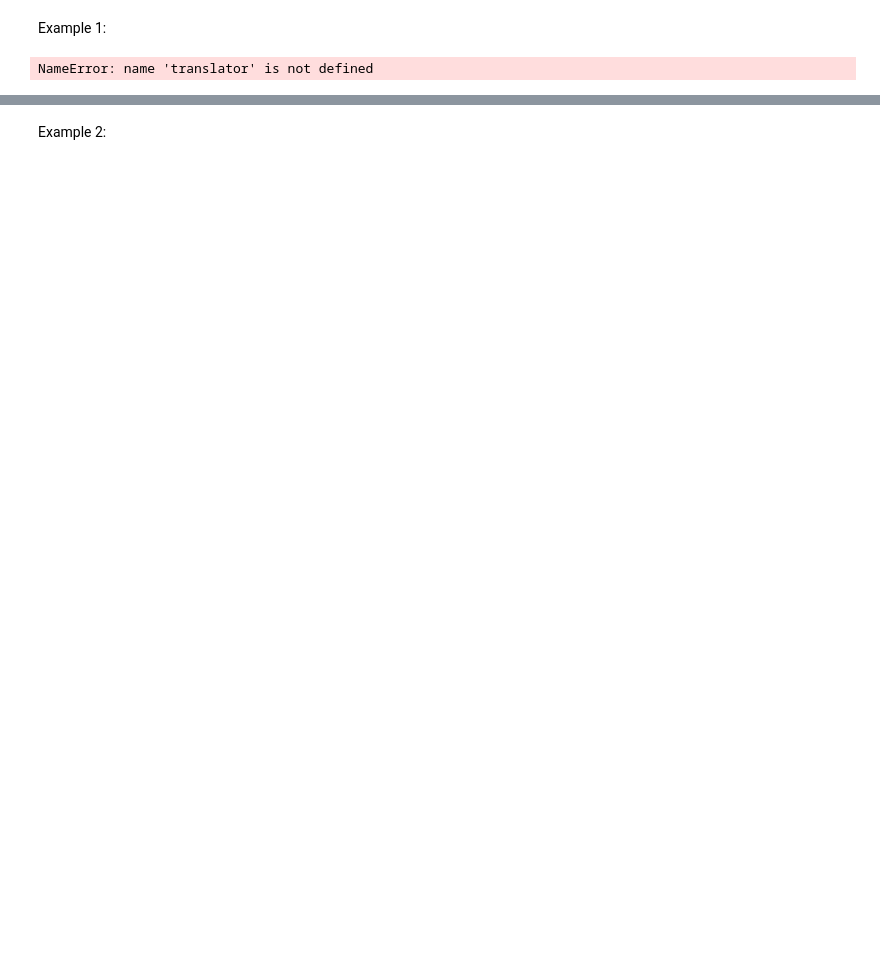
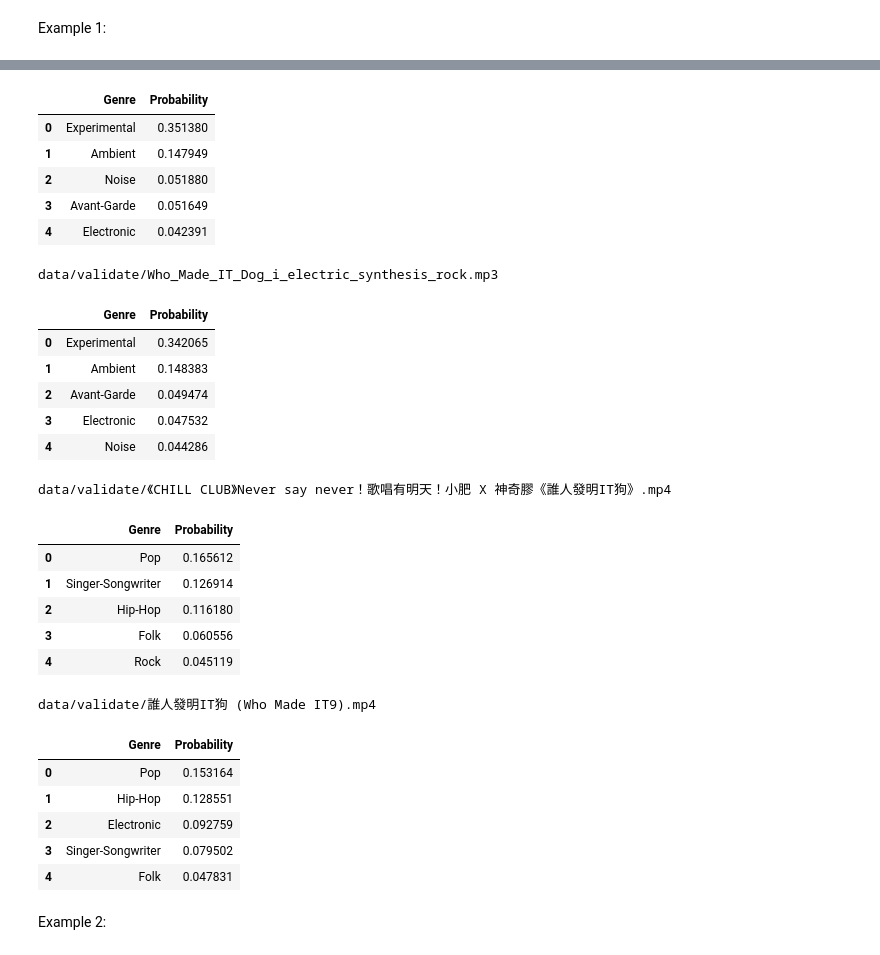
Before and after one commit to johnnkp/FMA-T, a Jupyter notebook: AdapterKBERT_FMA.ipynb, the cells around one changed output, grey strips where cells are left out. Saved outputs shown, nothing was run; the diff lists cells and outputs as text; code cells hidden in the pictures; blank space fills up the shorter version.

```diff
--- a/AdapterKBERT_FMA.ipynb
+++ b/AdapterKBERT_FMA.ipynb
@@ -1985,12 +2023,37 @@ def print_translation(sentence, tokens, ground_truth):
     print(f'{"Ground truth":15s}: {ground_truth}')
 # %% [markdown]
 Example 1:
-# %%
-sentence = 'este é um problema que temos que resolver.'
-ground_truth = 'this is a problem we have to solve .'
-
-translated_text, translated_tokens, attention_weights = translator(
-    tf.constant(sentence))
-print_translation(sentence, translated_text, ground_truth)
-# %% [output]
-NameError: name 'translator' is not defined
+# %%
+sentence = 'este é um problema que temos que resolver.'
+ground_truth = 'this is a problem we have to solve .'
+
+# translated_text, translated_tokens, attention_weights = translator(
+#     tf.constant(sentence))
+# print_translation(sentence, translated_text, ground_truth)
+
+files = sorted(list(glob("data/validate/*.*")))
+data = []
+val_prediction = 0
+crop_size = np.random.randint(128, 512)
+
+for x in files:
+    try:
+        data.append(load_audio_file(x, input_length=16000 * 256))
+    except:
+        print(x)
+
+for _ in range(repeats):
+    X = np.array([random_crop(x, crop_size=crop_size) for x in data])
+    val_prediction += transformer.predict(X) / repeats
+
+result = val_prediction.tolist()
+
+print("Validation Time:", datetime.datetime.now())
+
+for path, pred in zip(files, result):
+    print(path)
+    pred_tup = [(k, pred[v]) for k, v in CLASS_MAPPING.items()]
+    pred_tup.sort(key=lambda x: x[1], reverse=True)
+    pred_tup = pd.DataFrame(pred_tup, columns=['Genre', 'Probability'])
+    display(pred_tup.head())
+# %% [output]
@@ -1997,3 +2072,30 @@ NameError: name 'translator' is not defined
+|  | Genre | Probability |
+| 0 | Experimental | 0.351380 |
+| 1 | Ambient | 0.147949 |
+| 2 | Noise | 0.051880 |
+| 3 | Avant-Garde | 0.051649 |
+| 4 | Electronic | 0.042391 |
+data/validate/Who_Made_IT_Dog_i_electric_synthesis_rock.mp3
+|  | Genre | Probability |
+| 0 | Experimental | 0.342065 |
+| 1 | Ambient | 0.148383 |
+| 2 | Avant-Garde | 0.049474 |
+| 3 | Electronic | 0.047532 |
+| 4 | Noise | 0.044286 |
+data/validate/《CHILL CLUB》Never say never！歌唱有明天！小肥 X 神奇膠《誰人發明IT狗》.mp4
+|  | Genre | Probability |
+| 0 | Pop | 0.165612 |
+| 1 | Singer-Songwriter | 0.126914 |
+| 2 | Hip-Hop | 0.116180 |
+| 3 | Folk | 0.060556 |
+| 4 | Rock | 0.045119 |
+data/validate/誰人發明IT狗 (Who Made IT9).mp4
+|  | Genre | Probability |
+| 0 | Pop | 0.153164 |
+| 1 | Hip-Hop | 0.128551 |
+| 2 | Electronic | 0.092759 |
+| 3 | Singer-Songwriter | 0.079502 |
+| 4 | Folk | 0.047831 |
 # %% [markdown]
 Example 2:
 # %%
```
Also changed, not shown: parts of 12 cells of this notebook.
